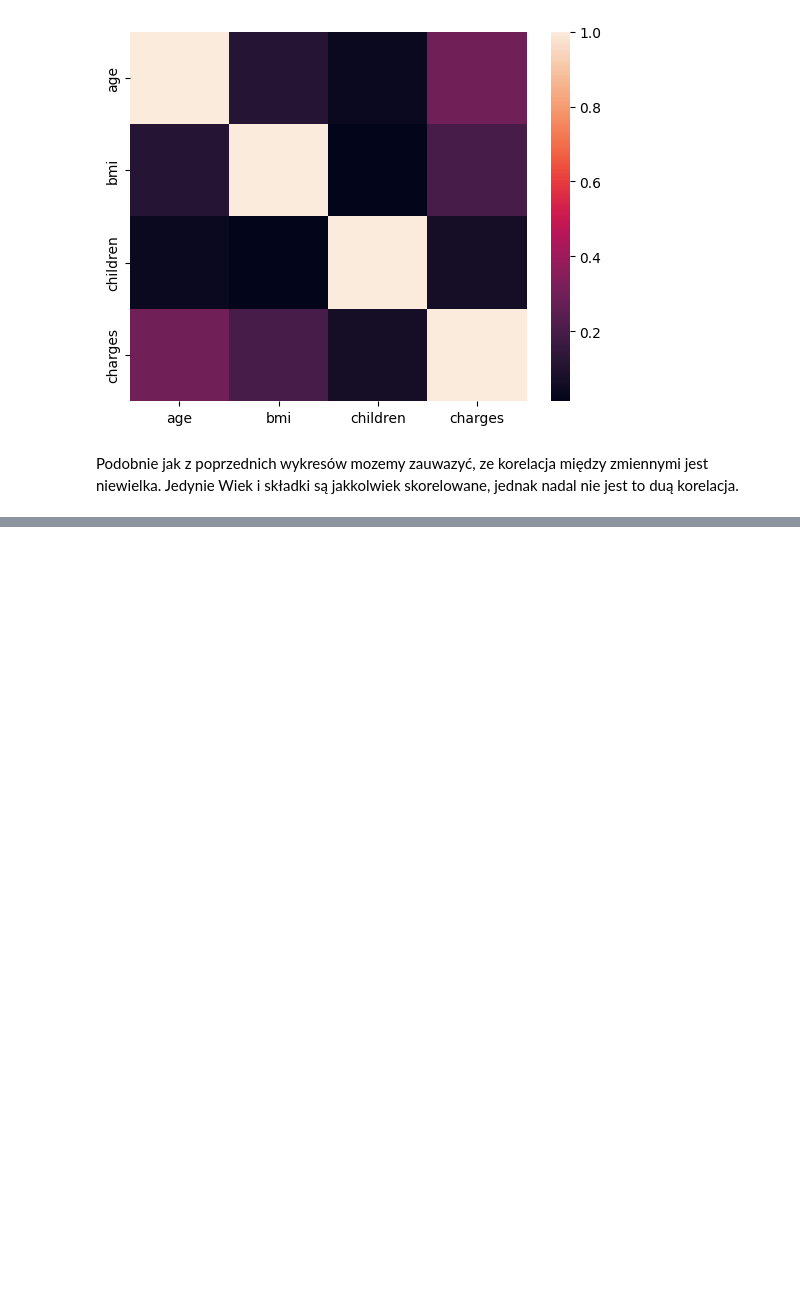
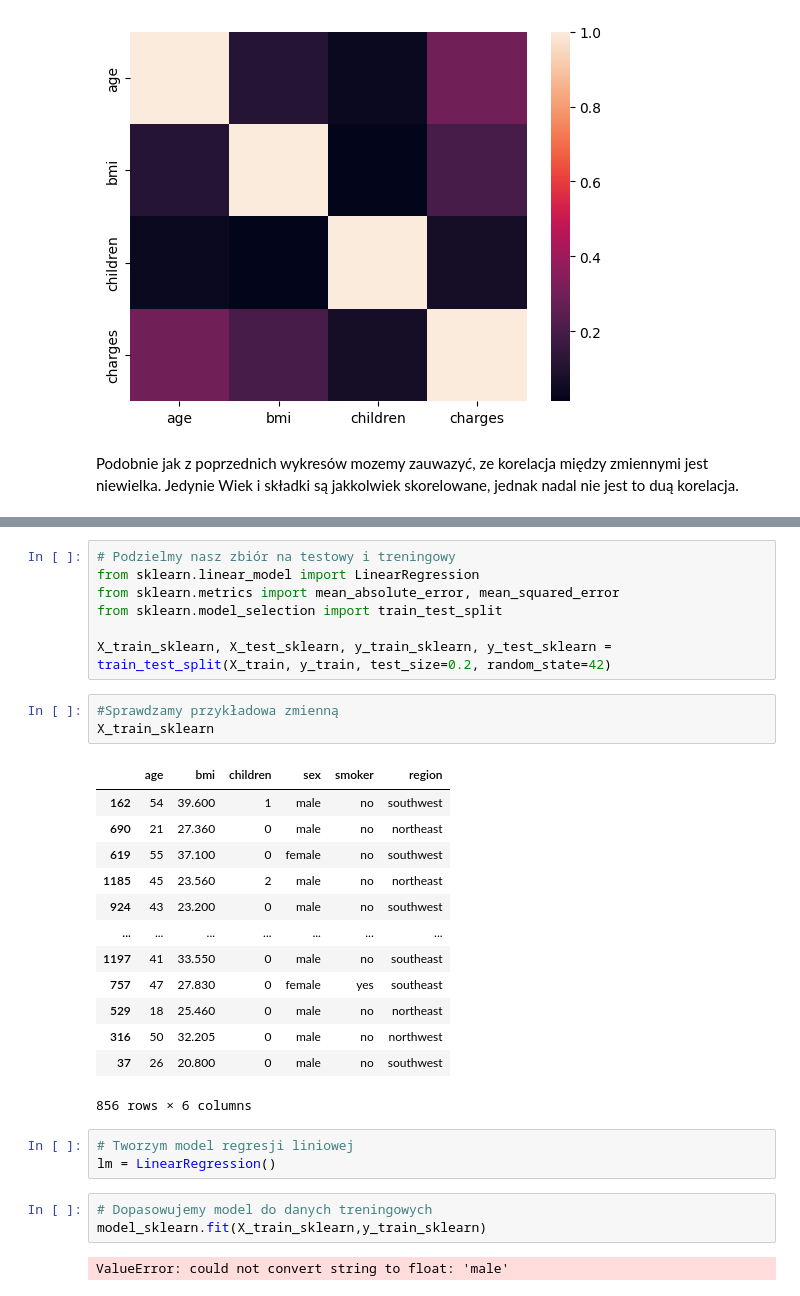
Before and after one commit to Jakubstankiewiczsgh/sgh_python, a Jupyter notebook: 10-Homework_3/Homework_3.ipynb, the cells around one changed output, grey strips where cells are left out. Saved outputs shown, nothing was run; the diff lists cells and outputs as text; blank space fills up the shorter version.

```diff
--- a/10-Homework_3/Homework_3.ipynb
+++ b/10-Homework_3/Homework_3.ipynb
@@ -122,0 +151,32 @@ Podobnie jak z poprzednich wykresów mozemy zauwazyć, ze korelacja między zmie
+# %%
+# Podzielmy nasz zbiór na testowy i treningowy
+from sklearn.linear_model import LinearRegression
+from sklearn.metrics import mean_absolute_error, mean_squared_error
+from sklearn.model_selection import train_test_split
+
+X_train_sklearn, X_test_sklearn, y_train_sklearn, y_test_sklearn = train_test_split(X_train, y_train, test_size=0.2, random_state=42)
+# %%
+#Sprawdzamy przykładowa zmienną
+X_train_sklearn
+# %% [output]
+|  | age | bmi | children | sex | smoker | region |
+| 162 | 54 | 39.600 | 1 | male | no | southwest |
+| 690 | 21 | 27.360 | 0 | male | no | northeast |
+| 619 | 55 | 37.100 | 0 | female | no | southwest |
+| 1185 | 45 | 23.560 | 2 | male | no | northeast |
+| 924 | 43 | 23.200 | 0 | male | no | southwest |
+| ... | ... | ... | ... | ... | ... | ... |
+| 1197 | 41 | 33.550 | 0 | male | no | southeast |
+| 757 | 47 | 27.830 | 0 | female | yes | southeast |
+| 529 | 18 | 25.460 | 0 | male | no | northeast |
+| 316 | 50 | 32.205 | 0 | male | no | northwest |
+| 37 | 26 | 20.800 | 0 | male | no | southwest |
+856 rows × 6 columns
+# %%
+# Tworzym model regresji liniowej
+lm = LinearRegression()
+# %%
+# Dopasowujemy model do danych treningowych
+model_sklearn.fit(X_train_sklearn,y_train_sklearn)
+# %% [output]
+ValueError: could not convert string to float: 'male'
```
Also changed, not shown: parts of 6 cells of this notebook.
